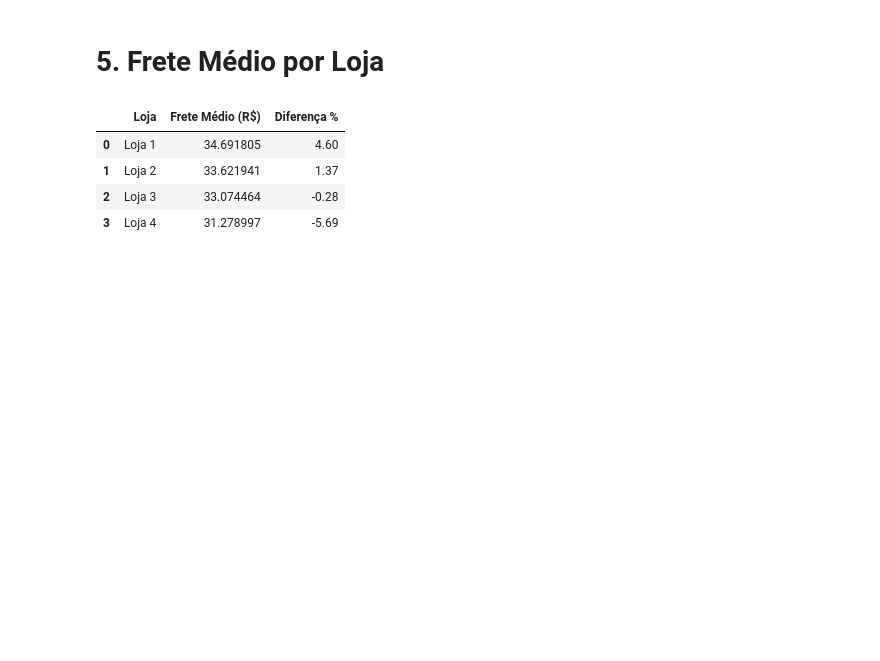
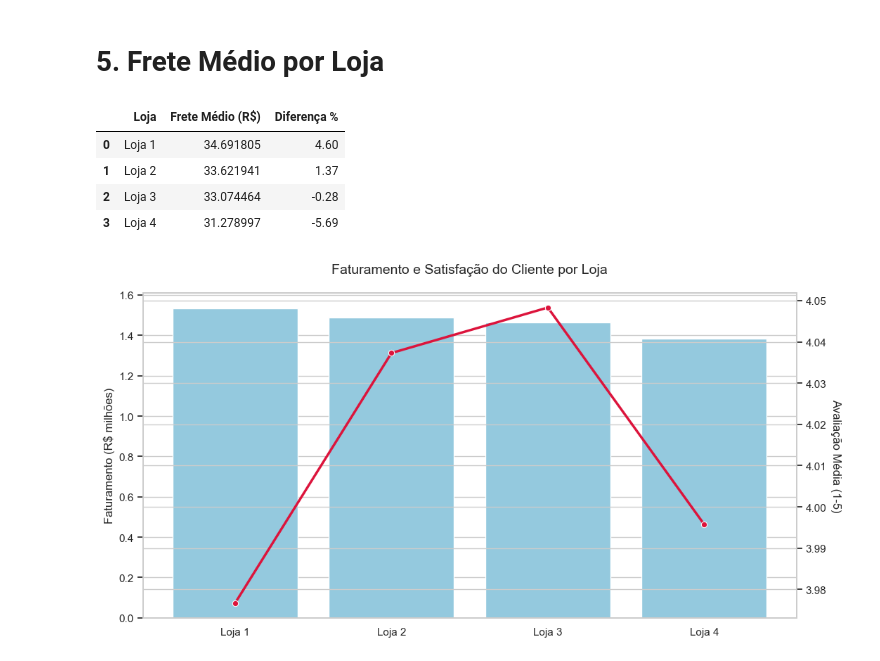
Before and after one commit to DBCBR/Challenge-ONE-Data-Science---Alura-Store, a Jupyter notebook: AluraStoreBr.ipynb, the cells around one changed output. Cells and saved outputs as stored; diff of their text form; code cells hidden in the pictures; blank space fills up the shorter version.

```diff
--- a/AluraStoreBr.ipynb
+++ b/AluraStoreBr.ipynb
@@ -152,3 +152,29 @@ frete_medio
 | 1 | Loja 2 | 33.621941 | 1.37 |
 | 2 | Loja 3 | 33.074464 | -0.28 |
 | 3 | Loja 4 | 31.278997 | -5.69 |
+# %%
+import matplotlib.pyplot as plt
+import seaborn as sns
+
+# Configuração do estilo
+sns.set(style="whitegrid")
+plt.figure(figsize=(12, 6))
+
+# Combinando dados
+dados_combinados = faturamento_total.merge(avaliacao_media, on='Loja')
+dados_combinados['Faturamento (mi)'] = dados_combinados['Faturamento'] / 1e6
+
+# Gráfico duplo
+ax1 = sns.barplot(x='Loja', y='Faturamento (mi)', data=dados_combinados, color='skyblue')
+ax2 = ax1.twinx()
+sns.lineplot(x='Loja', y='Média de Avaliação', data=dados_combinados,
+             marker='o', color='crimson', ax=ax2, linewidth=2.5)
+
+# Customização
+ax1.set_title('Faturamento e Satisfação do Cliente por Loja', fontsize=14, pad=20)
+ax1.set_ylabel('Faturamento (R$ milhões)')
+ax2.set_ylabel('Avaliação Média (1-5)', rotation=270, labelpad=15)
+ax1.set_xlabel('')
+plt.show()
+# %% [output]
+[figure, added]
```
Also changed, not shown: parts of 8 cells of this notebook, 1 other file.
